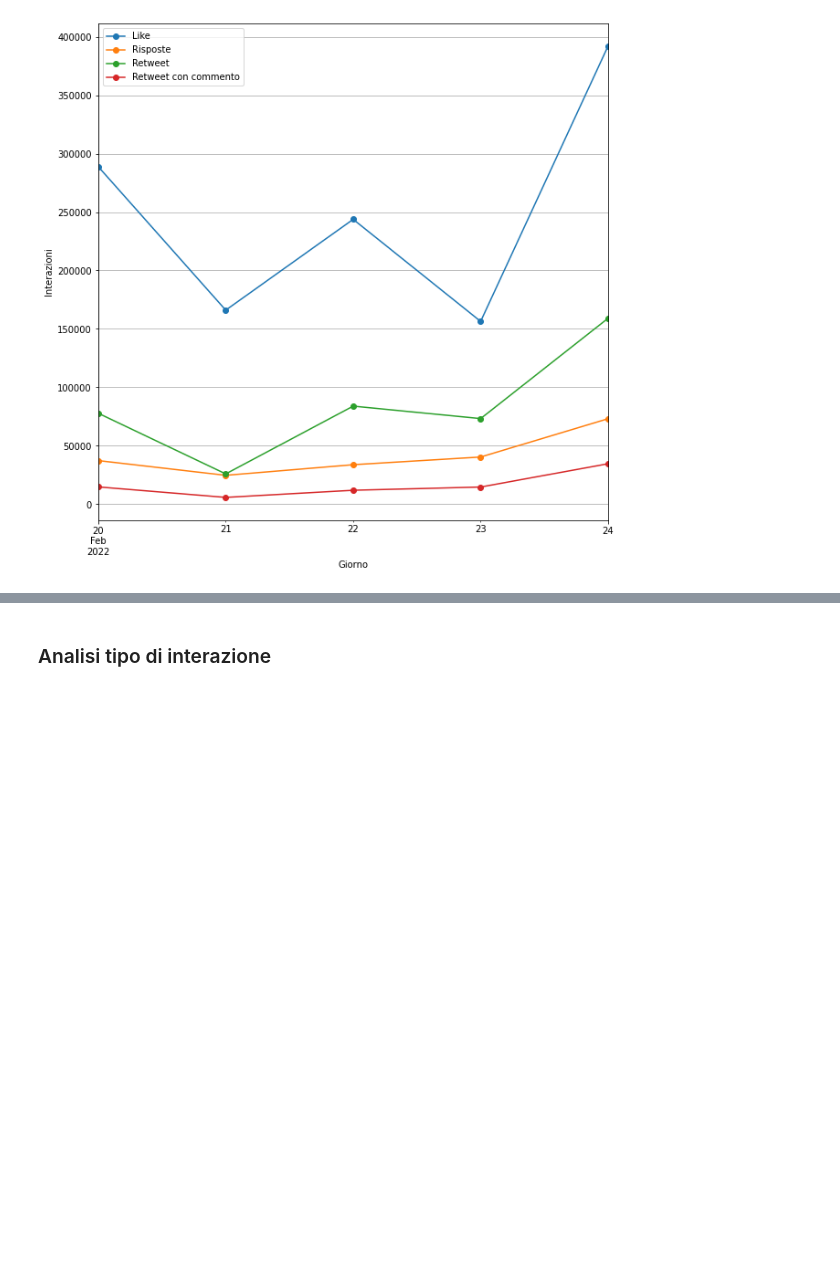
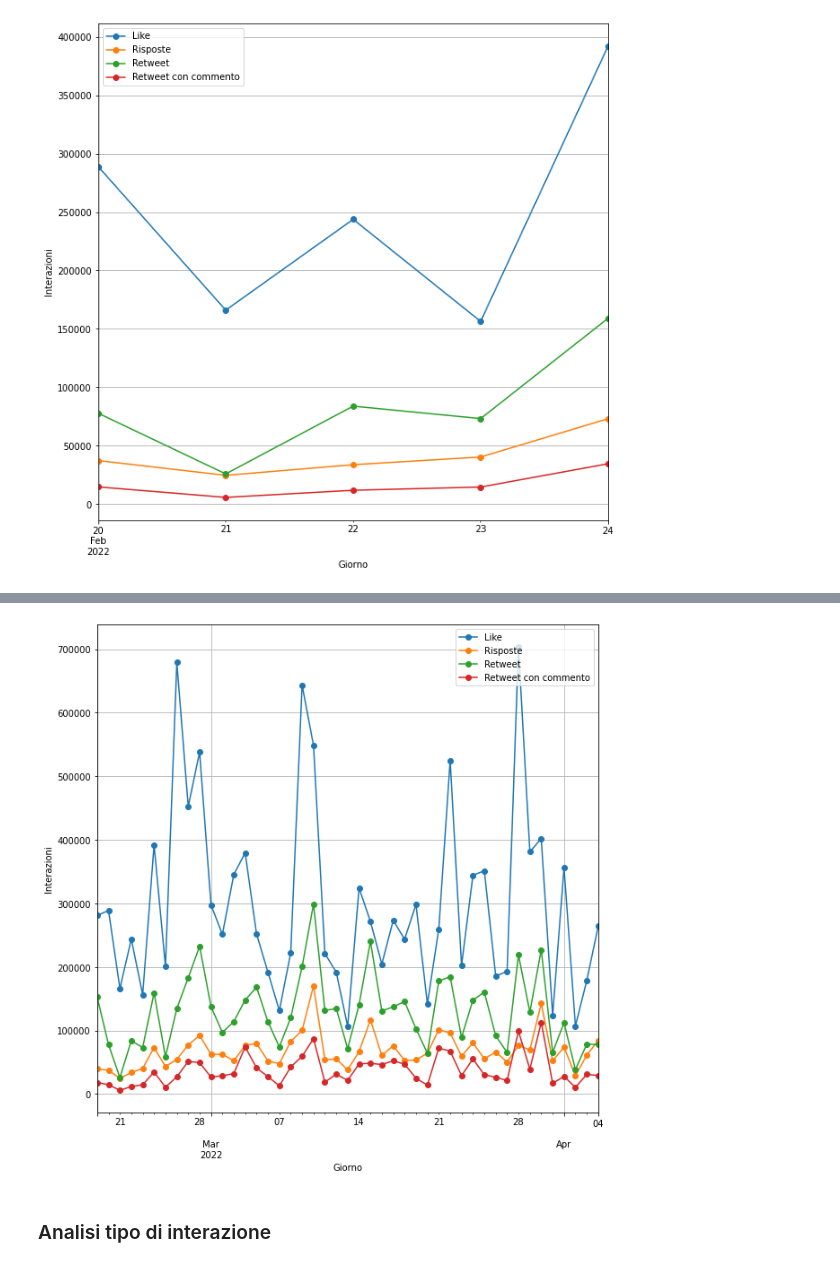
Before and after one commit to isabellamarasco/Blockchain_project, a Jupyter notebook: analysis.ipynb, the cells around one changed output, grey strips where cells are left out. Cells and saved outputs as stored; diff of their text form; code cells hidden in the pictures; blank space fills up the shorter version.

```diff
--- a/analysis.ipynb
+++ b/analysis.ipynb
@@ -247,3 +277,7 @@ plot_daily_trends(df_4)
+# %%
+plot_daily_trends(df_5)
+# %% [output]
+[figure, added]
 # %% [markdown]
 ### Analisi tipo di interazione
 # %%
```
Also changed, not shown: parts of 12 cells of this notebook, 2 other files.
